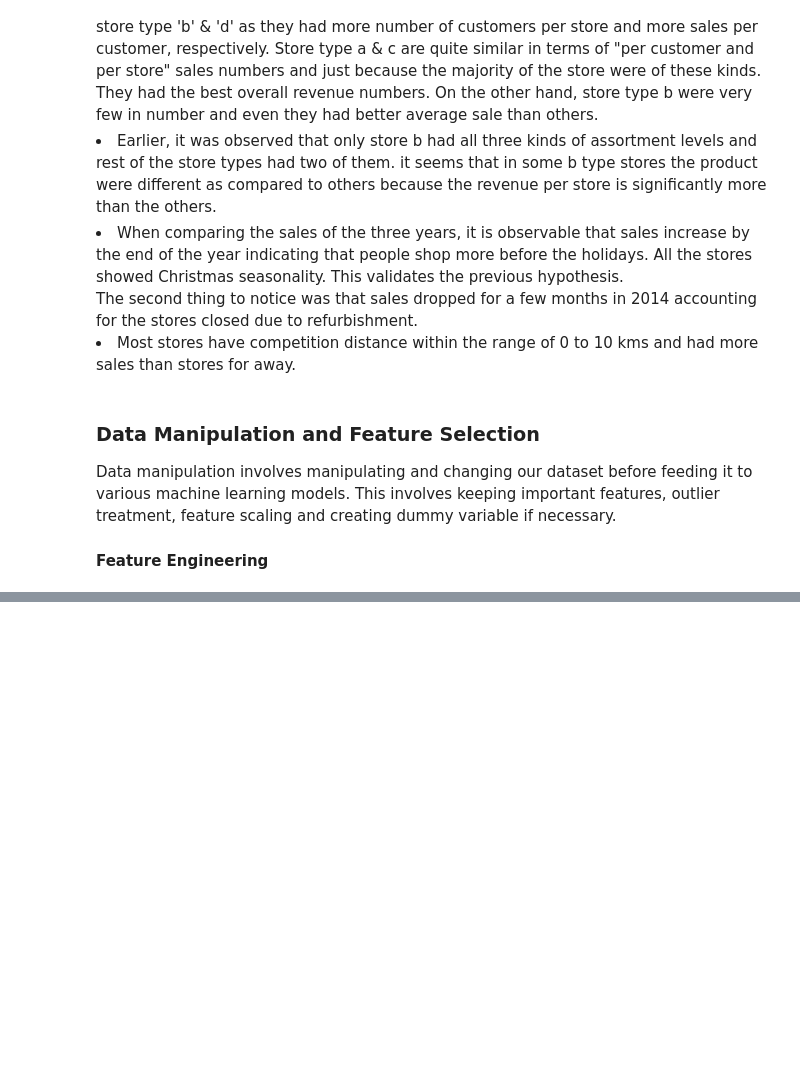
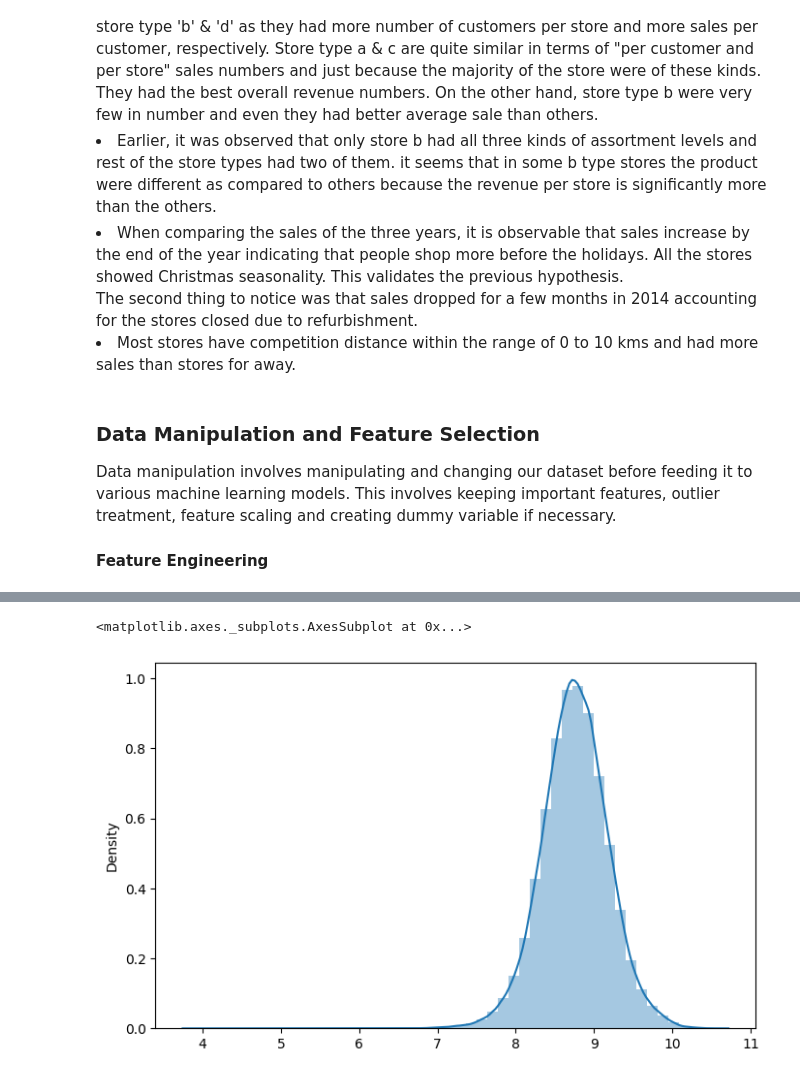
Before and after one commit to ambika1us/Retail_Sales_Prediction, a Jupyter notebook: Retail_Sales_Prediction.ipynb, the cells around one changed output, grey strips where cells are left out. Cells and saved outputs as stored; diff of their text form; code cells hidden in the pictures; blank space fills up the shorter version.

```diff
--- a/Retail_Sales_Prediction.ipynb
+++ b/Retail_Sales_Prediction.ipynb
@@ -515,0 +544,11 @@ Data manipulation involves manipulating and changing our dataset before feeding
+# %%
+#Transformation
+df1['Sales']=np.log(df1['Sales'])
+df1.dropna(inplace=True)
+df1.drop(df1[df1['Sales']==float("-inf")].index,inplace=True)
+# %%
+#Distribution plot of sales
+sns.distplot(x=df1['Sales'])
+# %% [output]
+<matplotlib.axes._subplots.AxesSubplot at 0x...>
+[figure, added]
```
Also changed, not shown: parts of 5 cells of this notebook.
